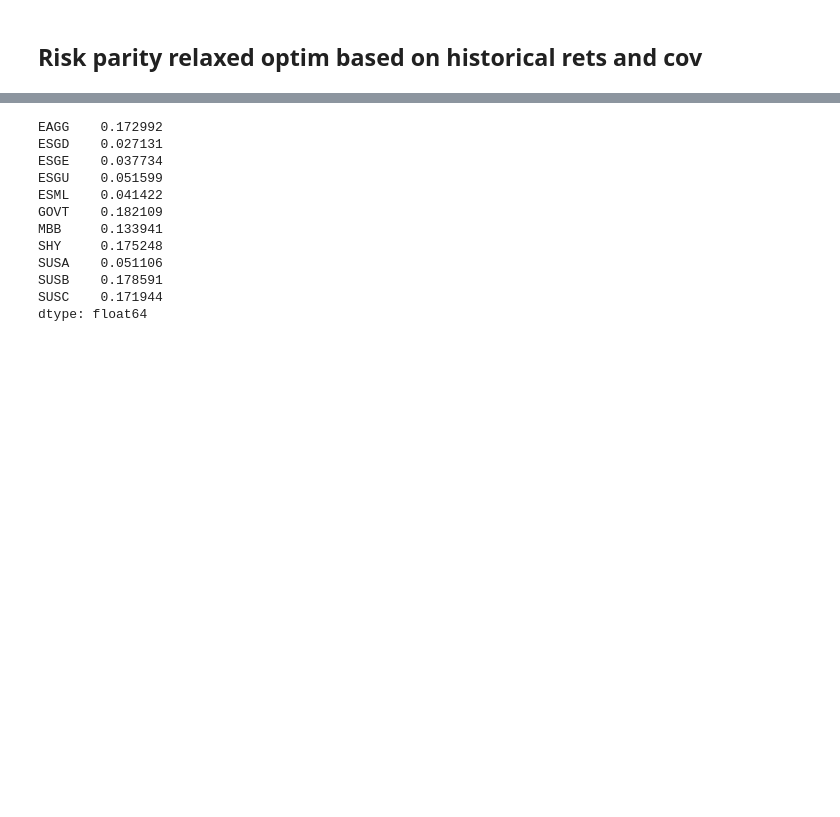
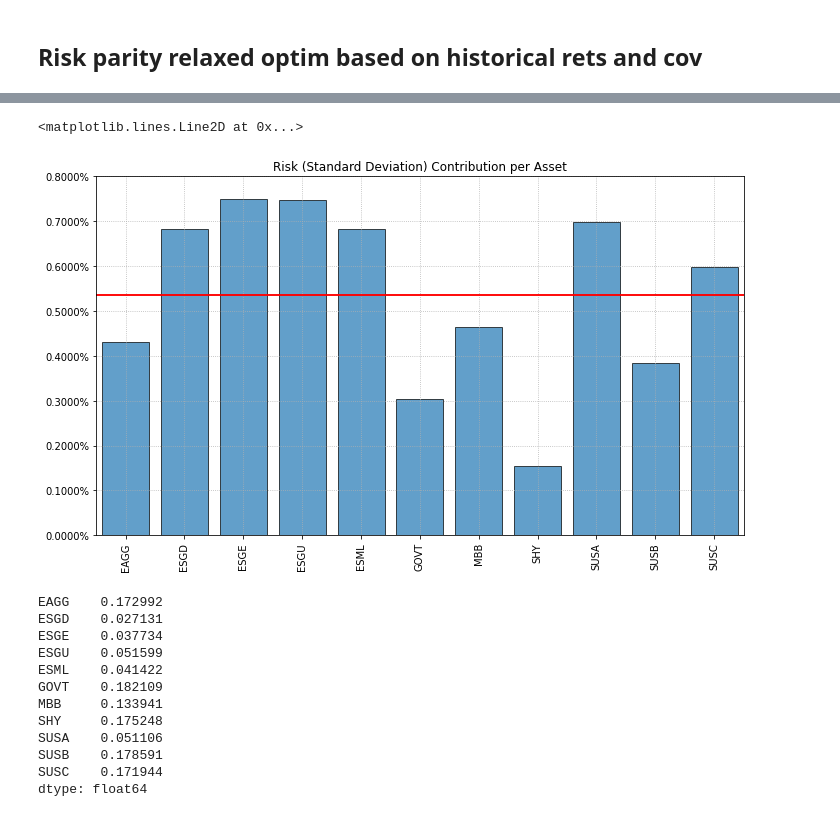
Before and after one commit to remimail/TP-3, a Jupyter notebook: main.ipynb, the cells around one changed output, grey strips where cells are left out. Cells and saved outputs as stored; diff of their text form; code cells hidden in the pictures; blank space fills up the shorter version.

```diff
--- a/main.ipynb
+++ b/main.ipynb
@@ -99,3 +133,18 @@ ax = rp.plot_pie(w=w_rrp_a, title='Relaxed Risk Parity A', others=0.05, nrow=25,
+# %%
+import matplotlib.pyplot as plt
+
+fig, ax = plt.subplots(figsize=(10,6))
+
+# Plotting the risk composition of the portfolio
+ax = rp.plot_risk_con(w_rrp_a, cov=port.cov, returns=port.returns, rm=rm, rf=0, alpha=0.05,
+                      color="tab:blue", height=6, width=10, ax=ax)
+
+# Plotting equal risk contribution line
+a1 = rp.Sharpe_Risk(w_rrp_a, cov=port.cov, returns=port.returns, rm=rm, rf=0, alpha=0.05)
+ax.axhline(y=a1/len(assets) * 252**0.5, color='r', linestyle='-')
+# %% [output]
+<matplotlib.lines.Line2D at 0x...>
+[figure, added]
 # %%
 from pypfopt import black_litterman, risk_models
 from pypfopt import BlackLittermanModel, plotting
```
Also changed, not shown: parts of 5 cells of this notebook.
